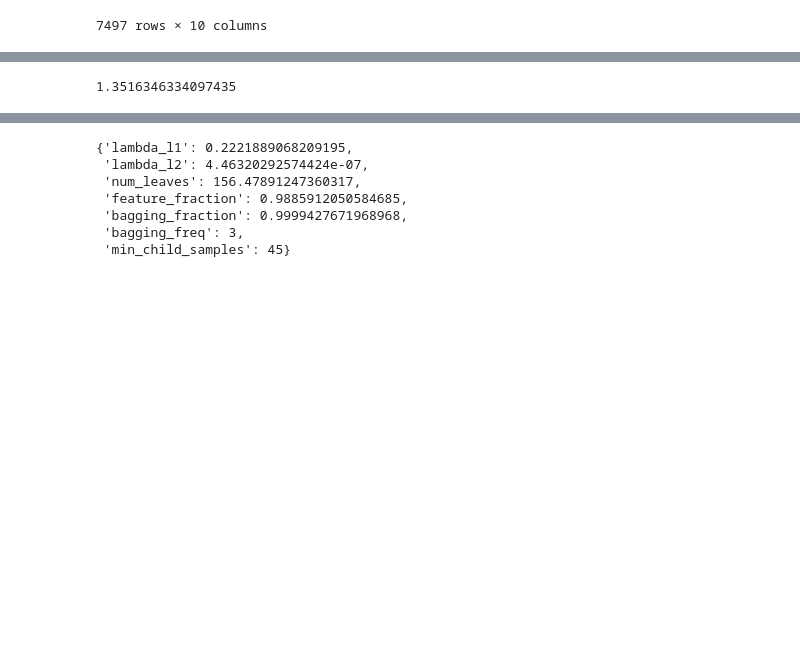
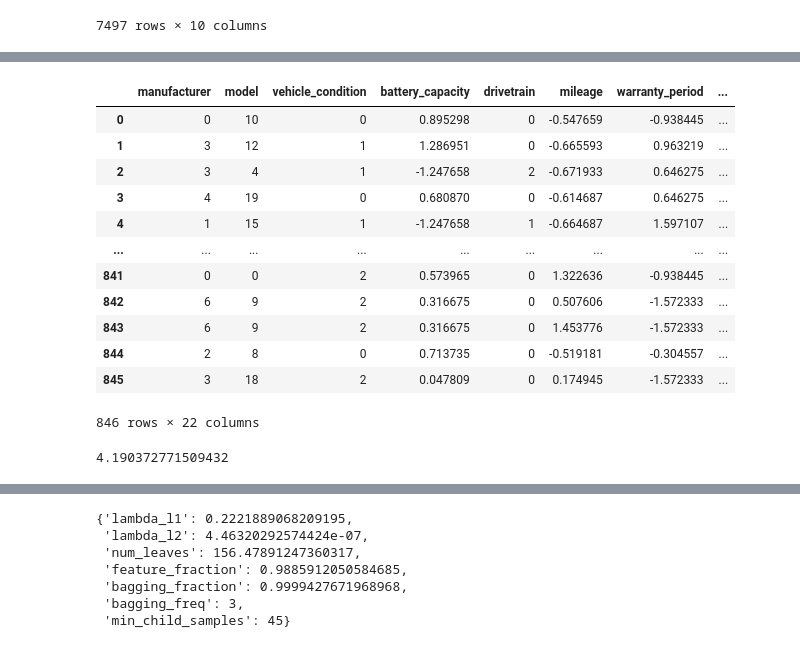
Before and after one commit to pakchu/ev-price-prediction, a Jupyter notebook: te.ipynb, the cells around one changed output, grey strips where cells are left out. Saved outputs shown, nothing was run; the diff lists cells and outputs as text; code cells hidden in the pictures; blank space fills up the shorter version.

```diff
--- a/te.ipynb
+++ b/te.ipynb
@@ -113,11 +81,11 @@ test['battery_capacity'] = test['battery_capacity'].fillna(0)
 # %%
 from sklearn.preprocessing import StandardScaler
 x_scaler = StandardScaler()
-y_scaler = StandardScaler()
+# y_scaler = StandardScaler()
 
 # select numerical columns
 x_scaler.fit(train[train.select_dtypes(include='number').columns.drop('y')])
 train.loc[:, train.select_dtypes(include='number').columns.drop('y')] = x_scaler.transform(train[train.select_dtypes(include='number').columns.drop('y')])
-train.loc[:, 'y'] = y_scaler.fit_transform(train[['y']])
+# train.loc[:, 'y'] = y_scaler.fit_transform(train[['y']])
 test.loc[:, test.select_dtypes(include='number').columns] = x_scaler.transform(test[test.select_dtypes(include='number').columns])
 # %%
@@ -451,3 +407,19 @@ train
+# %%
+test
+# %% [output]
+|  | manufacturer | model | vehicle_condition | battery_capacity | drivetrain | mileage | warranty_period | ... |
+| 0 | 0 | 10 | 0 | 0.895298 | 0 | -0.547659 | -0.938445 | ... |
+| 1 | 3 | 12 | 1 | 1.286951 | 0 | -0.665593 | 0.963219 | ... |
+| 2 | 3 | 4 | 1 | -1.247658 | 2 | -0.671933 | 0.646275 | ... |
+| 3 | 4 | 19 | 0 | 0.680870 | 0 | -0.614687 | 0.646275 | ... |
+| 4 | 1 | 15 | 1 | -1.247658 | 1 | -0.664687 | 1.597107 | ... |
+| ... | ... | ... | ... | ... | ... | ... | ... | ... |
+| 841 | 0 | 0 | 2 | 0.573965 | 0 | 1.322636 | -0.938445 | ... |
+| 842 | 6 | 9 | 2 | 0.316675 | 0 | 0.507606 | -1.572333 | ... |
+| 843 | 6 | 9 | 2 | 0.316675 | 0 | 1.453776 | -1.572333 | ... |
+| 844 | 2 | 8 | 0 | 0.713735 | 0 | -0.519181 | -0.304557 | ... |
+| 845 | 3 | 18 | 2 | 0.047809 | 0 | 0.174945 | -1.572333 | ... |
+846 rows × 22 columns
 # %%
 FOLD = 10
 kf = KFold(n_splits=FOLD, shuffle=True, random_state=SEED)
@@ -462,13 +434,15 @@ for trn_idx, val_idx in kf.split(train):
         _train = count_encoding(_train, c)
         _valid = count_encoding(_valid, c)
         test = count_encoding(test, c)
-    model = LGBMRegressor(verbose=0)
-    model.fit(_train.drop(columns=['y']), _train.y, eval_set=(_valid.drop(columns=['y']), _valid.y))
+    model = XGBRegressor(verbose=0)
+    model.fit(_train.drop(columns=['y']), _train.y,
+            #   eval_set=(_valid.drop(columns=['y']), _valid.y)
+              )
     oof[val_idx] = model.predict(_valid.drop(columns=['y']))
-    test_preds += inverse_y(model.predict(test.drop(columns=['y'])))
-    score = root_mean_squared_error(inverse_y(_valid.y), inverse_y(model.predict(_valid.drop(columns=['y']))))
+    test_preds += (model.predict(test[_train.drop(columns=['y']).columns]))
+    score = root_mean_squared_error((_valid.y), (model.predict(_valid.drop(columns=['y']))))
     all_score += score
 test_preds /= FOLD
 print(all_score / FOLD)
 # %% [output]
-1.3516346334097435
+4.190372771509432
```
Also changed, not shown: parts of 12 cells of this notebook, 6 other files.
